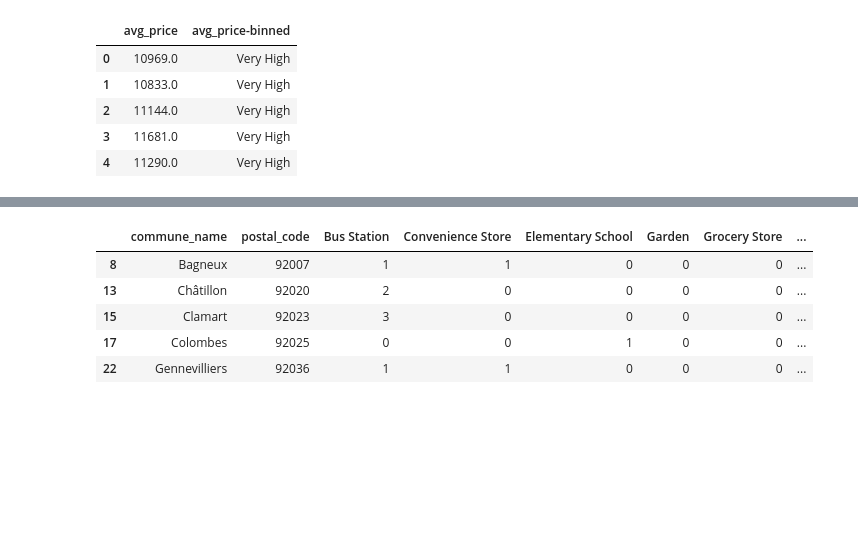
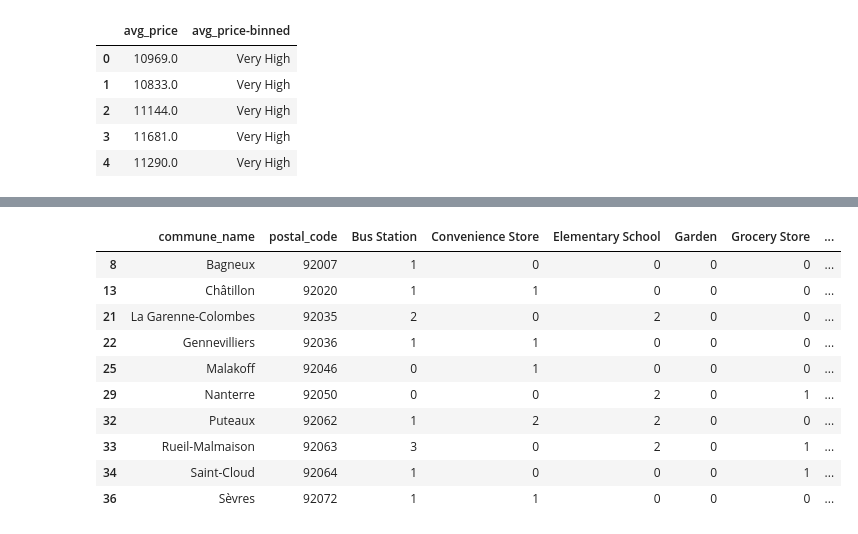
Before and after one commit to abenmoussa/Final_CapstoneProject, a Jupyter notebook: FinalProject.ipynb, the cells around one changed output, grey strips where cells are left out. Saved outputs shown, nothing was run; the diff lists cells and outputs as text; code cells hidden in the pictures; blank space fills up the shorter version.

```diff
--- a/FinalProject.ipynb
+++ b/FinalProject.ipynb
@@ -101,26 +101,26 @@ gp_communities_gps.head()
 | 4 | Savigny-sur-Orge | 91589 | 48.67417872 | 2.35279503 |
 # %%
 #as th dataframe does not contain gps coorindates of the arrondissements of Paris, we add them manually (from https://www.coordonnees-gps.fr/communes/paris-/75100)
-paris_communes = pd.DataFrame(np.array([['Paris 1er Arrondissement','75101', '48.8634488','2.3487508'],
-                                        ['Paris 2e Arrondissement','75102', '48.8676844','2.3431263'],
-                                        ['Paris 3e Arrondissement','75103', '48.8616468','2.3613186'],
-                                        ['Paris 4e Arrondissement','75104', '48.8561244','2.3574529'],
-                                        ['Paris 5e Arrondissement','75105', '48.8528533','2.3465015'],
-                                        ['Paris 6e Arrondissement','75106', '48.8534127','2.3431519'],
-                                        ['Paris 7e Arrondissement','75107', '48.8559131','2.3138194'],
+paris_communes = pd.DataFrame(np.array([['Paris 1er Arrondissement','75101', '48.8634724','2.3485682'],
+                                        ['Paris 2e Arrondissement','75102', '48.8675136','2.34401'],
+                                        ['Paris 3e Arrondissement','75103', '48.8654263','2.3600595'],
+                                        ['Paris 4e Arrondissement','75104', '48.8541559','2.3567892'],
+                                        ['Paris 5e Arrondissement','75105', '48.8463943','2.3483645'],
+                                        ['Paris 6e Arrondissement','75106', '48.848913','2.3392942'],
+                                        ['Paris 7e Arrondissement','75107', '48.8547572','2.3247895'],
                                         ['Paris 8e Arrondissement','75108', '48.8736011','2.307613'],
-                                        ['Paris 9e Arrondissement','75109', '48.8757808','2.3273467'],
+                                        ['Paris 9e Arrondissement','75109', '48.880069','2.3319307'],
                                         ['Paris 10e Arrondissement','75110', '48.8792014','2.3543906'],
-                                        ['Paris 11e Arrondissement','75111', '48.8502983','2.3847831'],
-                                        ['Paris 12e Arrondissement','75112', '48.8419788','2.4085438'],
-                                        ['Paris 13e Arrondissement','75113', '48.826997','2.3533959'],
-                                        ['Paris 14e Arrondissement','75114', '48.8336444','2.3283317'],
+                                        ['Paris 11e Arrondissement','75111', '48.8642864','2.3739555'],
+                                        ['Paris 12e Arrondissement','75112', '48.8395675','2.3959529'],
+                                        ['Paris 13e Arrondissement','75113', '48.8308786','2.3558807'],
+                                        ['Paris 14e Arrondissement','75114', '48.8377124','2.3324264'],
                                         ['Paris 15e Arrondissement','75115', '48.8363015','2.2826809'],
-                                        ['Paris 16e Arrondissement','75116', '48.854928','2.2553299'],
-                                        ['Paris 17e Arrondissement','75117', '48.8813666','2.3088165'],
-                                        ['Paris 18e Arrondissement','75118', '48.8873676','2.3534118'],
+                                        ['Paris 16e Arrondissement','75116', '48.8564994','2.2748522'],
+                                        ['Paris 17e Arrondissement','75117', '48.8762189','2.2896492'],
+                                        ['Paris 18e Arrondissement','75118', '48.8834217','2.335236'],
                                         ['Paris 19e Arrondissement','75119', '48.8780763','2.3761978'],
-                                        ['Paris 20e Arrondissement','75120', '48.8618271','2.4010731']
+                                        ['Paris 20e Arrondissement','75120', '48.8603441','2.4029441']
                                        ]),
                               columns=['commune_name','postal_code', 'latitude','longitude'])
 paris_communes.head()
@@ -445,7 +425,7 @@ paris_grouped_sorted_means
 150 rows × 17 columns
 # %%
 distortions = []
-K = range(1,10)
+K = range(1,12)
 for k in K:
     kmeanModel = KMeans(n_clusters=k).fit(paris_grouped_sorted_means)
     kmeanModel.fit(paris_grouped_sorted_means)
@@ -462,5 +442,5 @@ pyplot.show()
 # %%
-kclusters = 3
+kclusters = 5
 
 Paris_grouped_clustering = paris_grouped_sorted_means
 
@@ -743,11 +695,16 @@ cluster3.head(5)
 # %%
-cluster4 = paris_venues_gps_grouped_2.loc[paris_venues_gps_grouped_2['cluster_label_2'] == 4]
-cluster4 = cluster4.drop(columns=['cluster_label_2','latitude','longitude'])
-cluster4.head(5)
+cluster4 = paris_venues_gps_grouped.loc[paris_venues_gps_grouped['cluster_label'] == 4]
+cluster4 = cluster4.drop(columns=['cluster_label','latitude','longitude'])
+cluster4.head(10)
 # %% [output]
 |  | commune_name | postal_code | Bus Station | Convenience Store | Elementary School | Garden | Grocery Store | ... |
-| 8 | Bagneux | 92007 | 1 | 1 | 0 | 0 | 0 | ... |
-| 13 | Châtillon | 92020 | 2 | 0 | 0 | 0 | 0 | ... |
-| 15 | Clamart | 92023 | 3 | 0 | 0 | 0 | 0 | ... |
-| 17 | Colombes | 92025 | 0 | 0 | 1 | 0 | 0 | ... |
+| 8 | Bagneux | 92007 | 1 | 0 | 0 | 0 | 0 | ... |
+| 13 | Châtillon | 92020 | 1 | 1 | 0 | 0 | 0 | ... |
+| 21 | La Garenne-Colombes | 92035 | 2 | 0 | 2 | 0 | 0 | ... |
 | 22 | Gennevilliers | 92036 | 1 | 1 | 0 | 0 | 0 | ... |
+| 25 | Malakoff | 92046 | 0 | 1 | 0 | 0 | 0 | ... |
+| 29 | Nanterre | 92050 | 0 | 0 | 2 | 0 | 1 | ... |
+| 32 | Puteaux | 92062 | 1 | 2 | 2 | 0 | 0 | ... |
+| 33 | Rueil-Malmaison | 92063 | 3 | 0 | 2 | 0 | 1 | ... |
+| 34 | Saint-Cloud | 92064 | 1 | 0 | 0 | 0 | 1 | ... |
+| 36 | Sèvres | 92072 | 1 | 1 | 0 | 0 | 0 | ... |
```
Also changed, not shown: parts of 35 cells of this notebook.
